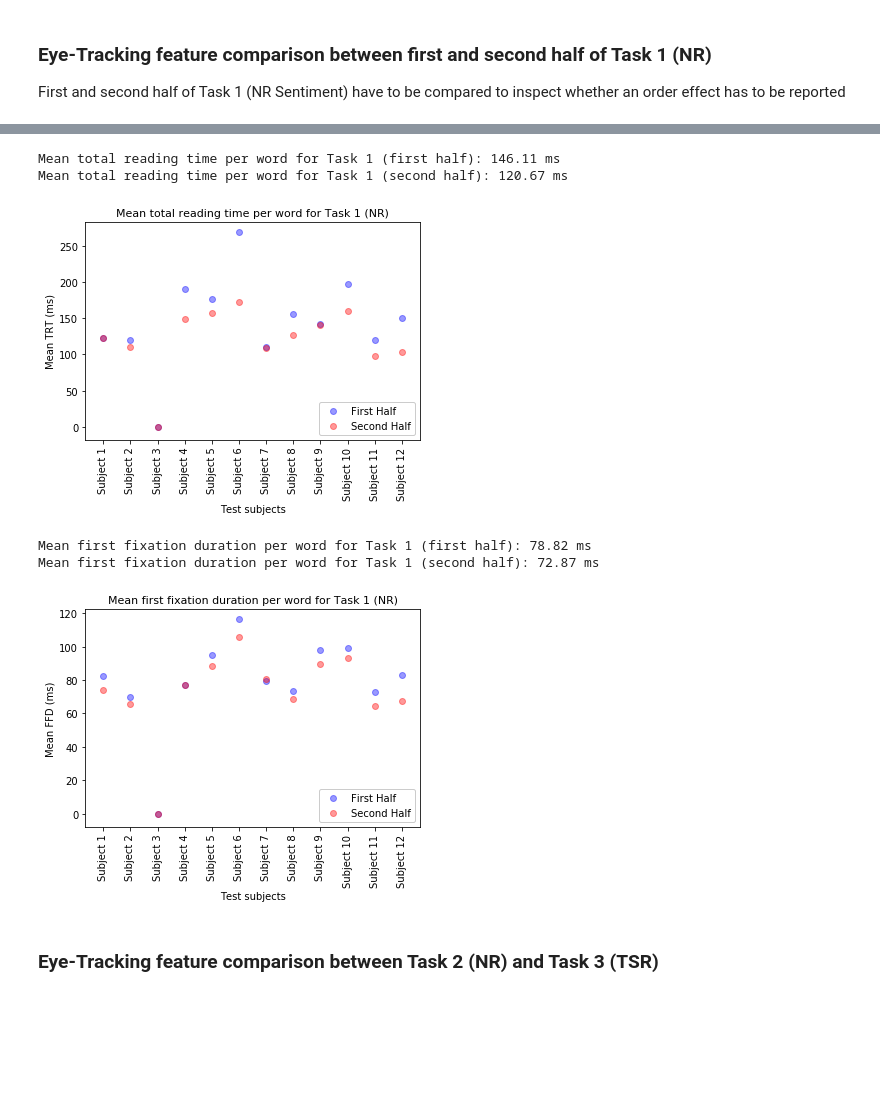
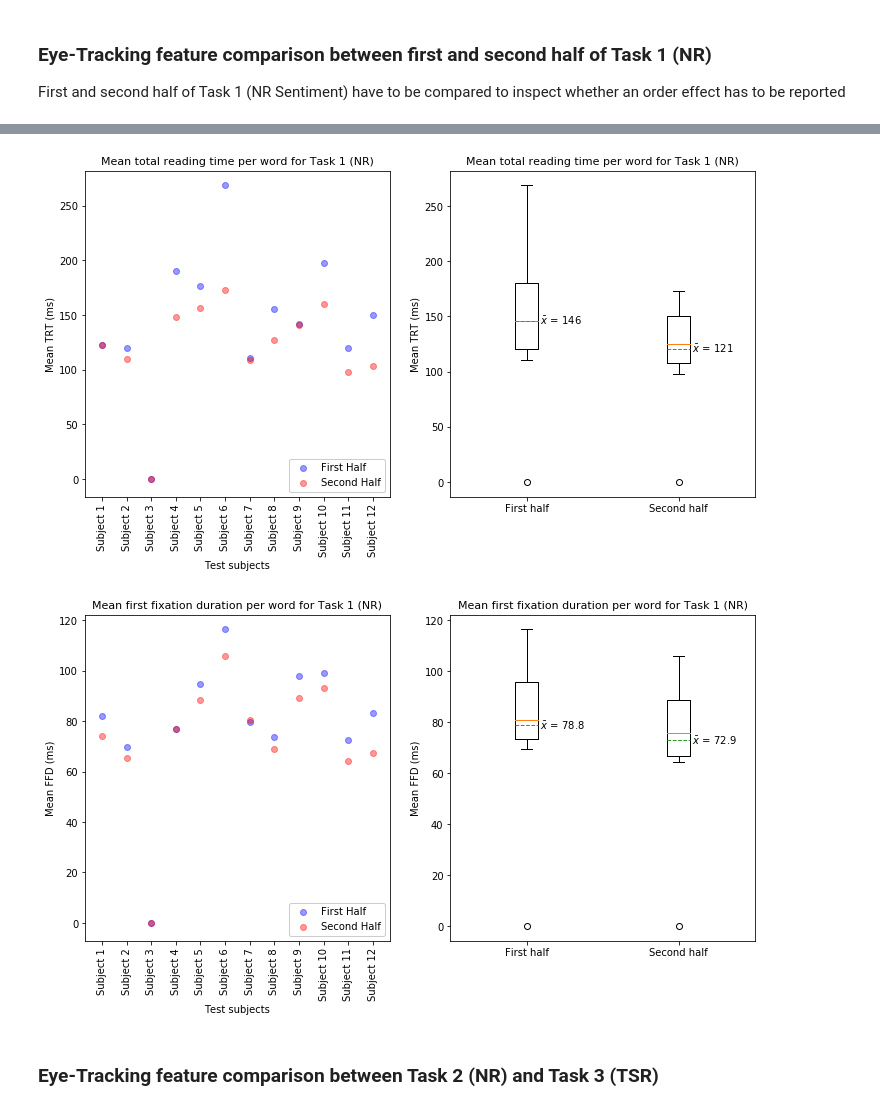
Before and after one commit to PosoSAgapo/NER-with-EEG-and-ET, a Jupyter notebook: data_exploration.ipynb, the cells around one changed output, grey strips where cells are left out. Saved outputs shown, nothing was run; the diff lists cells and outputs as text; code cells hidden in the pictures; blank space fills up the shorter version.

```diff
--- a/data_exploration.ipynb
+++ b/data_exploration.ipynb
@@ -27,9 +29,9 @@ zurich.BNCfreq = np.log(zurich.BNCfreq)
 zurich['BNCfreqinv']= -zurich.BNCfreq
 # %%
 # instantiate data transformer object for task 1, 2, or 3 on sentence level (no scaling for now)
-datatransform_t1 = DataTransformer('task1', level='sentence', scaling='raw')
-datatransform_t2 = DataTransformer('task2', level='sentence', scaling='raw')
-datatransform_t3 = DataTransformer('task3', level='sentence', scaling='raw')
+datatransform_t1 = DataTransformer('task1', level='sentence', scaling='raw', fillna='zeros')
+datatransform_t2 = DataTransformer('task2', level='sentence', scaling='raw', fillna='zeros')
+datatransform_t3 = DataTransformer('task3', level='sentence', scaling='raw', fillna='zeros')
 # %%
 # get data for all subjects according to settings specified in cell above
 # NOTE: data for each sbj will be stored in pd.DataFrame
@@ -157,39 +177,49 @@ Mean gaze duration per word for Task 1 (second half): 87.55 ms
 # %%
-print("Mean total reading time per word for Task 1 (first half): {} ms".format(round(np.mean(mean_trt_t1_first), 2)))
-print("Mean total reading time per word for Task 1 (second half): {} ms".format(round(np.mean(mean_trt_t1_second), 2)))
+fig, ax = plt.subplots(1,2,figsize=(12,6))
 
-plt.scatter(np.arange(0, 12), mean_trt_t1_first, alpha=0.4, color='blue', label='First Half')
-plt.scatter(np.arange(0, 12), mean_trt_t1_second, alpha=0.4, color='red', label='Second Half')
-ax = plt.gca()
-ax.xaxis.set_ticks(np.arange(0, 12))
-ax.xaxis.set_ticklabels(['Subject'+' '+str(i) for i in range(1, 13)], rotation=90)
-plt.xlabel("Test subjects")
-plt.ylabel("Mean TRT (ms)")
-plt.legend(fancybox=True, framealpha=1, loc='lower right')
-plt.title("Mean total reading time per word for Task 1 (NR)", fontsize=11)
+ax[0].scatter(np.arange(0, 12), mean_trt_t1_first, alpha=0.4, color='blue', label='First Half')
+ax[0].scatter(np.arange(0, 12), mean_trt_t1_second, alpha=0.4, color='red', label='Second Half')
+ax[0].set_xticks(ticks=np.arange(0, 12))
+ax[0].set_xticklabels(labels=['Subject'+' '+str(i) for i in range(1, 13)], rotation=90)
+ax[0].set_xlabel("Test subjects")
+ax[0].set_ylabel("Mean TRT (ms)")
+ax[0].legend(fancybox=True, framealpha=1, loc='lower right')
+ax[0].set_title("Mean total reading time per word for Task 1 (NR)", fontsize=11)
+
+boxplot = ax[1].boxplot([mean_trt_t1_first,  mean_trt_t1_second], showmeans=True,
+           labels=['First Half', 'Second Half'], meanline=True)
+ax[1].set_xticks(ticks=np.arange(1, 3))
+ax[1].set_xticklabels(labels=['First half', 'Second half'])
+ax[1].set_ylabel("Mean TRT (ms)")
+ax[1].set_title("Mean total reading time per word for Task 1 (NR)", fontsize=11)
+show_means(ax[1], boxplot)
+
 plt.show()
 # %% [output]
-Mean total reading time per word for Task 1 (first half): 146.11 ms
-Mean total reading time per word for Task 1 (second half): 120.67 ms
-[figure, old version]
+[figure, new version]
 # %%
-print("Mean first fixation duration per word for Task 1 (first half): {} ms".format(round(np.mean(mean_ffd_t1_first), 2)))
-print("Mean first fixation duration per word for Task 1 (second half): {} ms".format(round(np.mean(mean_ffd_t1_second), 2)))
+fig, ax = plt.subplots(1,2,figsize=(12,6))
 
-plt.scatter(np.arange(0, 12), mean_ffd_t1_first, alpha=0.4, color='blue', label='First Half')
-plt.scatter(np.arange(0, 12), mean_ffd_t1_second, alpha=0.4, color='red', label='Second Half')
-ax = plt.gca()
-ax.xaxis.set_ticks(np.arange(0, 12))
-ax.xaxis.set_ticklabels(['Subject'+' '+str(i) for i in range(1, 13)], rotation=90)
-plt.xlabel("Test subjects")
-plt.ylabel("Mean FFD (ms)")
-plt.legend(fancybox=True, framealpha=1, loc='lower right')
-plt.title("Mean first fixation duration per word for Task 1 (NR)", fontsize=11)
+ax[0].scatter(np.arange(0, 12), mean_ffd_t1_first, alpha=0.4, color='blue', label='First Half')
+ax[0].scatter(np.arange(0, 12), mean_ffd_t1_second, alpha=0.4, color='red', label='Second Half')
+ax[0].set_xticks(ticks=np.arange(0, 12))
+ax[0].set_xticklabels(labels=['Subject'+' '+str(i) for i in range(1, 13)], rotation=90)
+ax[0].set_xlabel("Test subjects")
+ax[0].set_ylabel("Mean FFD (ms)")
+ax[0].legend(fancybox=True, framealpha=1, loc='lower right')
+ax[0].set_title("Mean first fixation duration per word for Task 1 (NR)", fontsize=11)
+
+boxplot = ax[1].boxplot([mean_ffd_t1_first,  mean_ffd_t1_second], showmeans=True,
+           labels=['First Half', 'Second Half'], meanline=True)
+ax[1].set_xticks(ticks=np.arange(1, 3))
+ax[1].set_xticklabels(labels=['First half', 'Second half'])
+ax[1].set_ylabel("Mean FFD (ms)")
+ax[1].set_title("Mean first fixation duration per word for Task 1 (NR)", fontsize=11)
+show_means(ax[1], boxplot)
+
 plt.show()
 # %% [output]
-Mean first fixation duration per word for Task 1 (first half): 78.82 ms
-Mean first fixation duration per word for Task 1 (second half): 72.87 ms
-[figure, old version]
+[figure, new version]
 # %% [markdown]
 ### Eye-Tracking feature comparison between Task 2 (NR) and Task 3 (TSR)
 # %%
```
Also changed, not shown: parts of 11 cells of this notebook, 4 other files.
